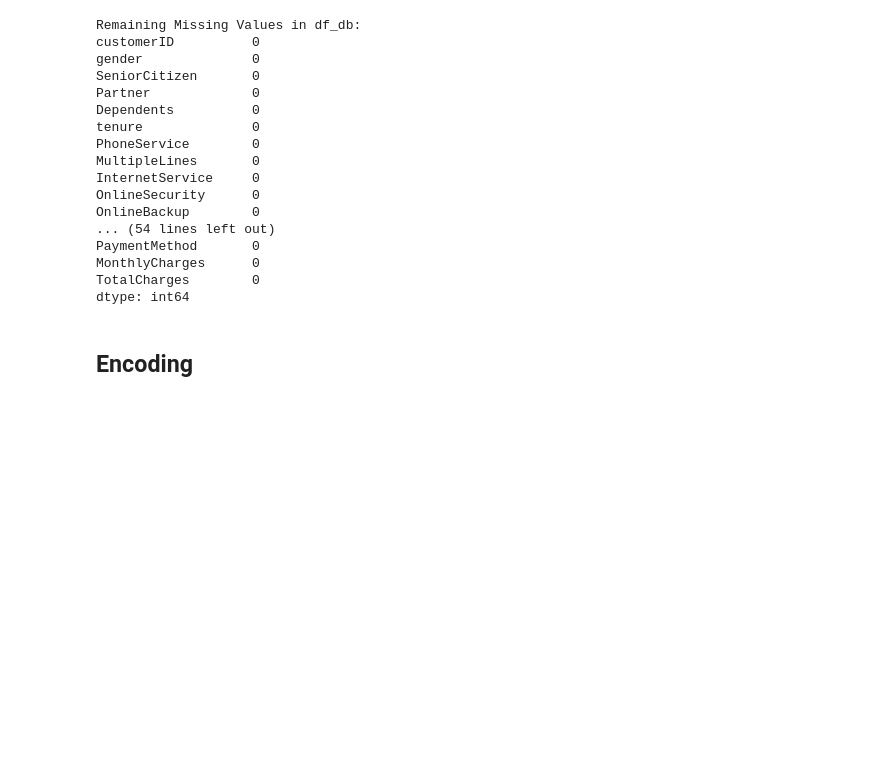
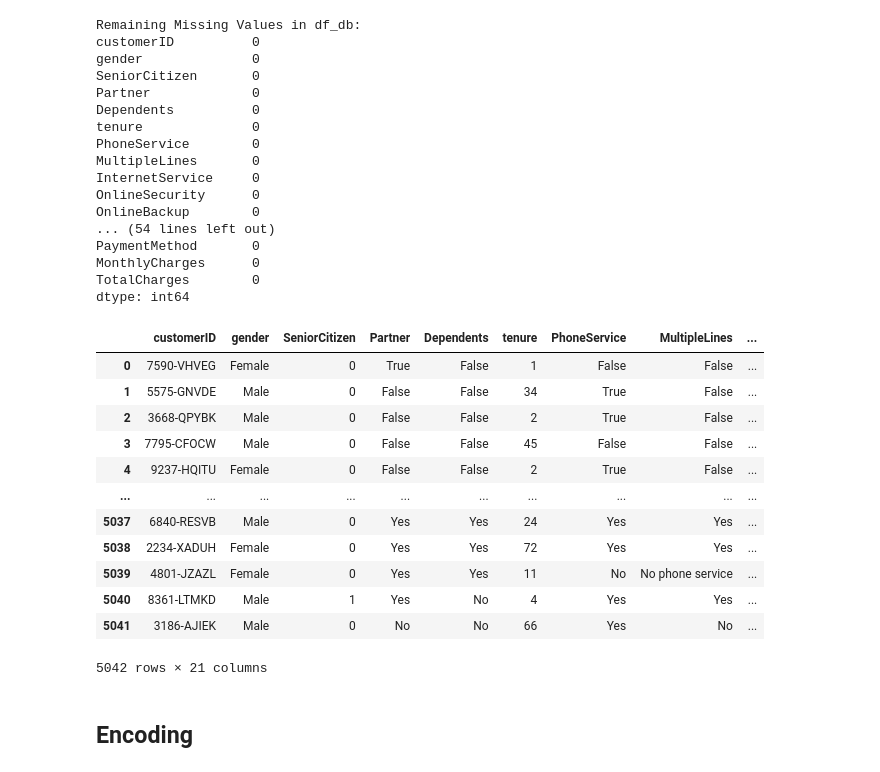
Before and after one commit to Aseye-Amedofu/Customer-churn-classification-project, a Jupyter notebook: LP2_Classification_Telco_customer_churn.ipynb, the cells around one changed output. Cells and saved outputs as stored; diff of their text form; code cells hidden in the pictures; blank space fills up the shorter version.

```diff
--- a/LP2_Classification_Telco_customer_churn.ipynb
+++ b/LP2_Classification_Telco_customer_churn.ipynb
@@ -633,3 +633,20 @@ PaymentMethod       0
 MonthlyCharges      0
 TotalCharges        0
 dtype: int64
+# %%
+df_Customer_Churn = pd.concat([df_db, df_csv], ignore_index=True)
+df_Customer_Churn
+# %% [output]
+|  | customerID | gender | SeniorCitizen | Partner | Dependents | tenure | PhoneService | MultipleLines | ... |
+| 0 | 7590-VHVEG | Female | 0 | True | False | 1 | False | False | ... |
+| 1 | 5575-GNVDE | Male | 0 | False | False | 34 | True | False | ... |
+| 2 | 3668-QPYBK | Male | 0 | False | False | 2 | True | False | ... |
+| 3 | 7795-CFOCW | Male | 0 | False | False | 45 | False | False | ... |
+| 4 | 9237-HQITU | Female | 0 | False | False | 2 | True | False | ... |
+| ... | ... | ... | ... | ... | ... | ... | ... | ... | ... |
+| 5037 | 6840-RESVB | Male | 0 | Yes | Yes | 24 | Yes | Yes | ... |
+| 5038 | 2234-XADUH | Female | 0 | Yes | Yes | 72 | Yes | Yes | ... |
+| 5039 | 4801-JZAZL | Female | 0 | Yes | Yes | 11 | No | No phone service | ... |
+| 5040 | 8361-LTMKD | Male | 1 | Yes | No | 4 | Yes | Yes | ... |
+| 5041 | 3186-AJIEK | Male | 0 | No | No | 66 | Yes | No | ... |
+5042 rows × 21 columns
```
Also changed, not shown: parts of 2 cells of this notebook.
